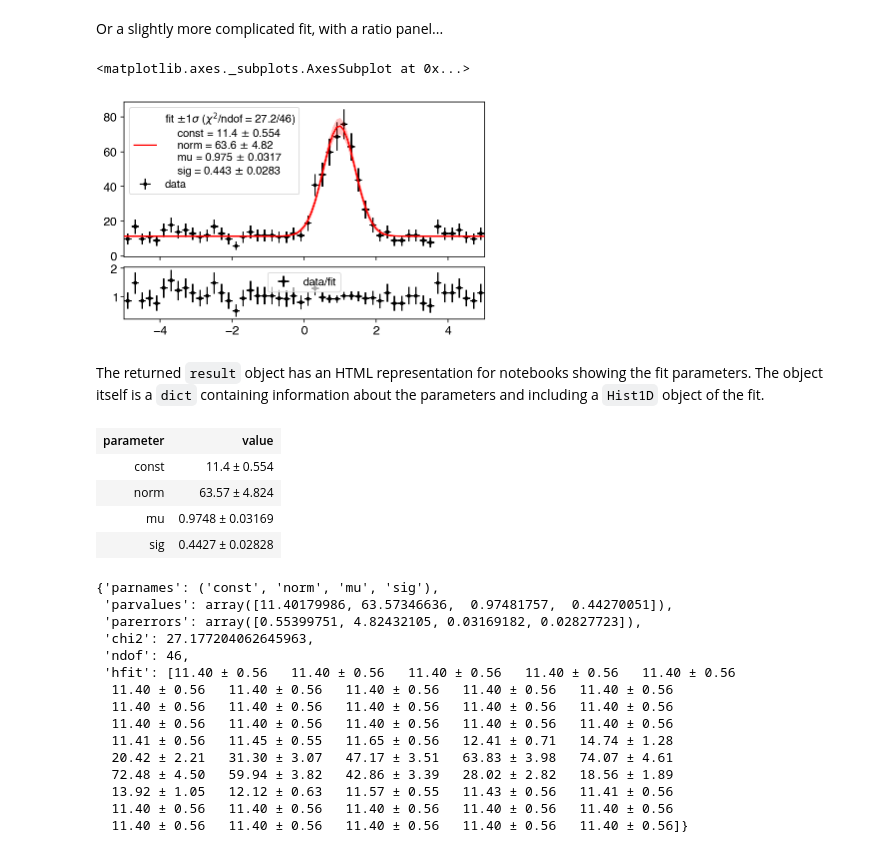
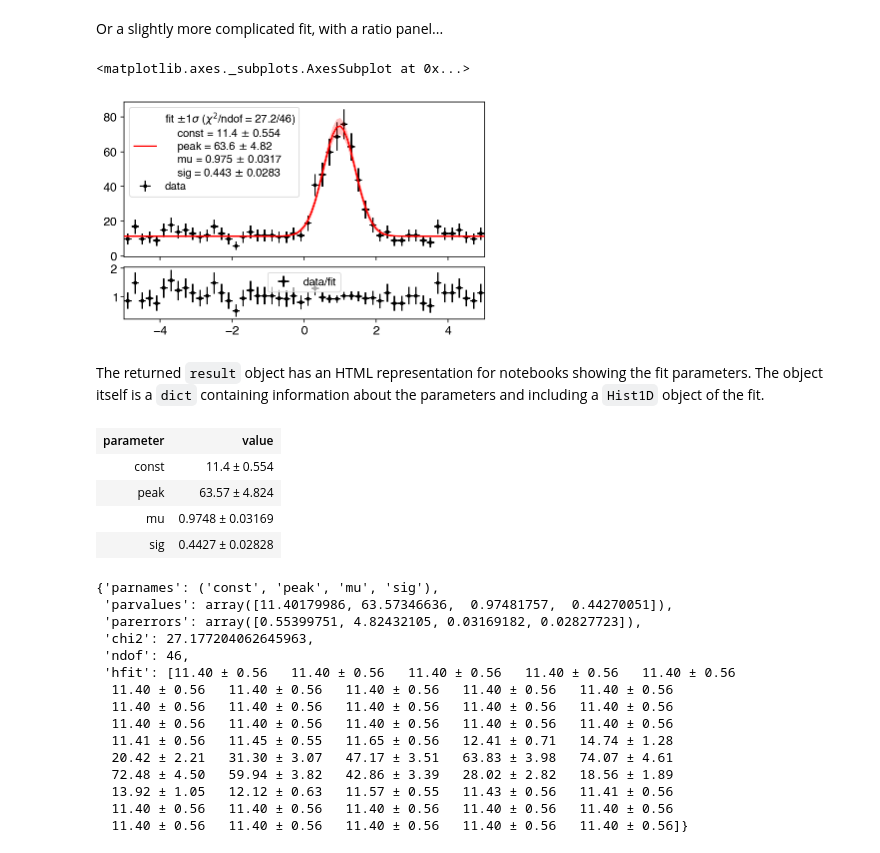
Before and after one commit to aminnj/yahist, a Jupyter notebook: examples/basic.ipynb, the cells around one changed output. Drawn from its saved outputs; the diff is of its cells as text; code cells hidden in the pictures.

```diff
--- a/examples/basic.ipynb
+++ b/examples/basic.ipynb
@@ -227,20 +302,20 @@ Or a slightly more complicated fit, with a ratio panel...
 # %%
 np.random.seed(42)
 
 fig,(ax1,ax2) = plt.subplots(2,sharex=True,gridspec_kw=dict(height_ratios=[3, 1]))
 
 bins = "50,-5,5"
 hdata = (Hist1D(np.random.normal(1,0.5,350), bins=bins)
          + Hist1D(10*np.random.random(600)-5, bins=bins))
 hdata.plot(ax=ax1,show_errors=True, color="k",markersize=3,label="data")
 
-result = hdata.fit("const+norm*np.exp(-(x-mu)**2/(2*sig**2))", ax=ax1)
+result = hdata.fit("const+peak*np.exp(-(x-mu)**2/(2*sig**2))", ax=ax1)
 
 ratio = (hdata/result["hfit"])
 ratio.plot(ax=ax2, color="k", label="data/fit", show_errors=True,markersize=3)
 # %% [output]
 <matplotlib.axes._subplots.AxesSubplot at 0x...>
-[figure, old version]
+[figure, new version]
 # %% [markdown]
 The returned `result` object has an HTML representation for notebooks showing the fit parameters. The object itself is a `dict` containing information about the parameters and including a `Hist1D` object of the fit.
 # %%
@@ -248,13 +323,13 @@ result
 # %% [output]
 | parameter | value |
 | const | 11.4 ± 0.554 |
-| norm | 63.57 ± 4.824 |
+| peak | 63.57 ± 4.824 |
 | mu | 0.9748 ± 0.03169 |
 | sig | 0.4427 ± 0.02828 |
 # %%
 dict(result)
 # %% [output]
-{'parnames': ('const', 'norm', 'mu', 'sig'),
+{'parnames': ('const', 'peak', 'mu', 'sig'),
  'parvalues': array([11.40179986, 63.57346636,  0.97481757,  0.44270051]),
  'parerrors': array([0.55399751, 4.82432105, 0.03169182, 0.02827723]),
  'chi2': 27.177204062645963,
```
Also changed, not shown: parts of 35 cells of this notebook.
